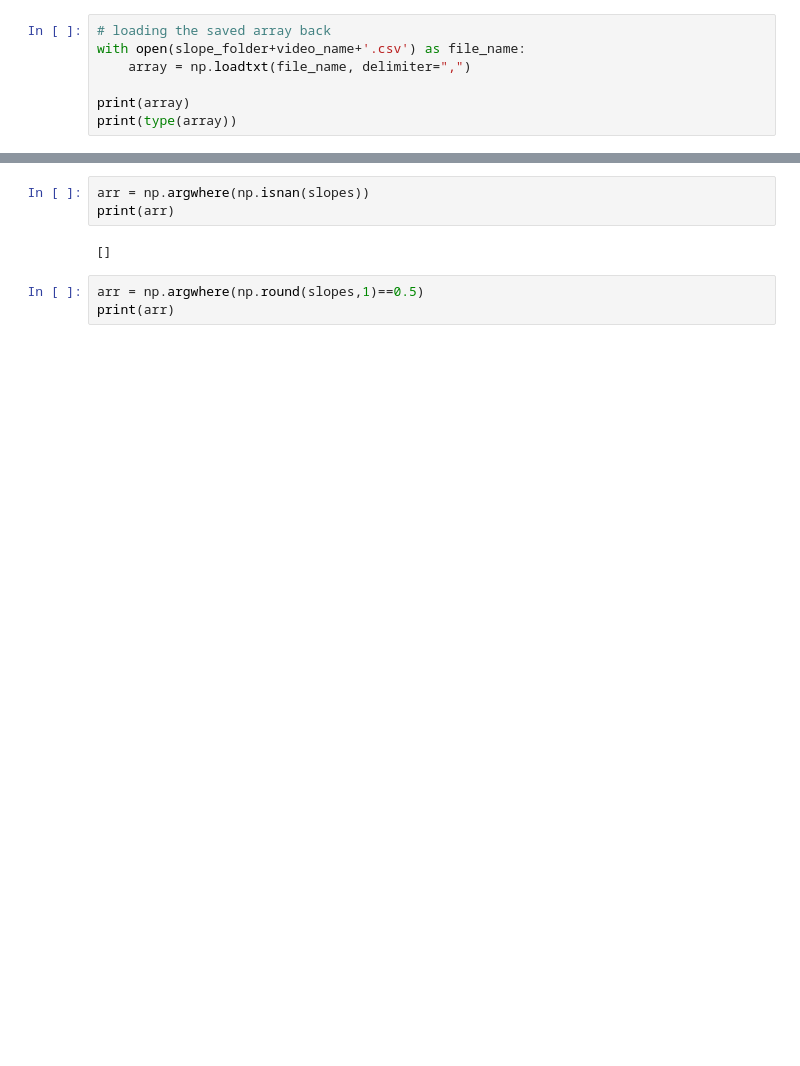
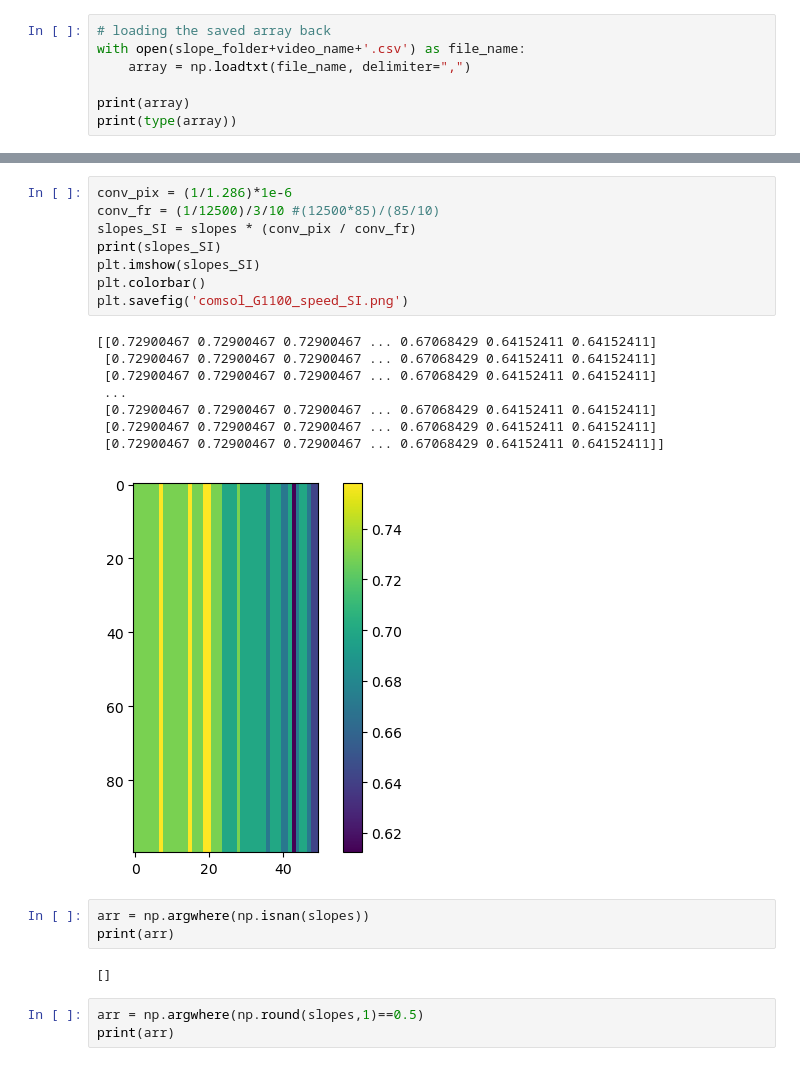
Before and after one commit to ecominator/optical_elastography, a Jupyter notebook: slope_combined_allPixels.ipynb, the cells around one changed output, grey strips where cells are left out. Saved outputs shown, nothing was run; the diff lists cells and outputs as text; blank space fills up the shorter version.

```diff
--- a/slope_combined_allPixels.ipynb
+++ b/slope_combined_allPixels.ipynb
@@ -221,3 +226,20 @@ plt.colorbar()
+# %%
+conv_pix = (1/1.286)*1e-6
+conv_fr = (1/12500)/3/10 #(12500*85)/(85/10)
+slopes_SI = slopes * (conv_pix / conv_fr)
+print(slopes_SI)
+plt.imshow(slopes_SI)
+plt.colorbar()
+plt.savefig('comsol_G1100_speed_SI.png')
+# %% [output]
+[[0.72900467 0.72900467 0.72900467 ... 0.67068429 0.64152411 0.64152411]
+ [0.72900467 0.72900467 0.72900467 ... 0.67068429 0.64152411 0.64152411]
+ [0.72900467 0.72900467 0.72900467 ... 0.67068429 0.64152411 0.64152411]
+ ...
+ [0.72900467 0.72900467 0.72900467 ... 0.67068429 0.64152411 0.64152411]
+ [0.72900467 0.72900467 0.72900467 ... 0.67068429 0.64152411 0.64152411]
+ [0.72900467 0.72900467 0.72900467 ... 0.67068429 0.64152411 0.64152411]]
+[figure, added]
 # %%
 arr = np.argwhere(np.isnan(slopes))
 print(arr)
```
Also changed, not shown: parts of 14 cells of this notebook, 1 other file.
